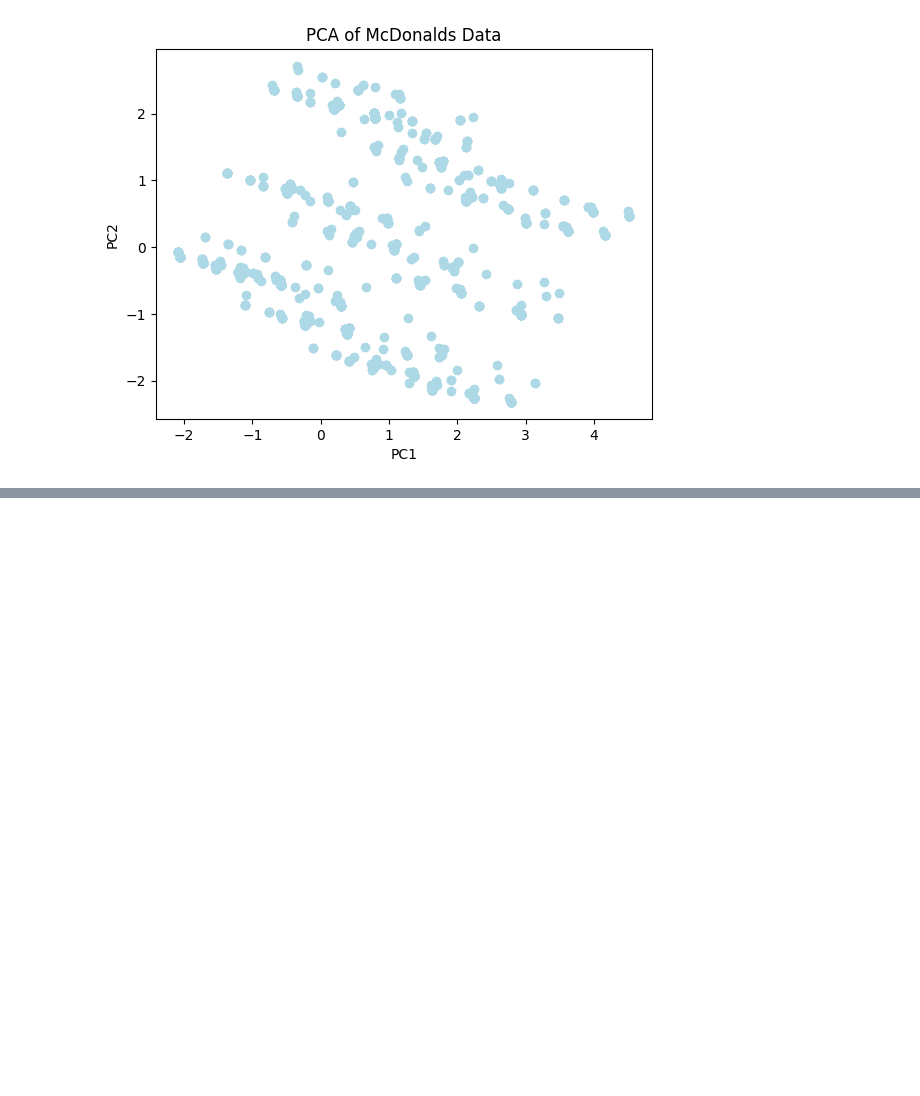
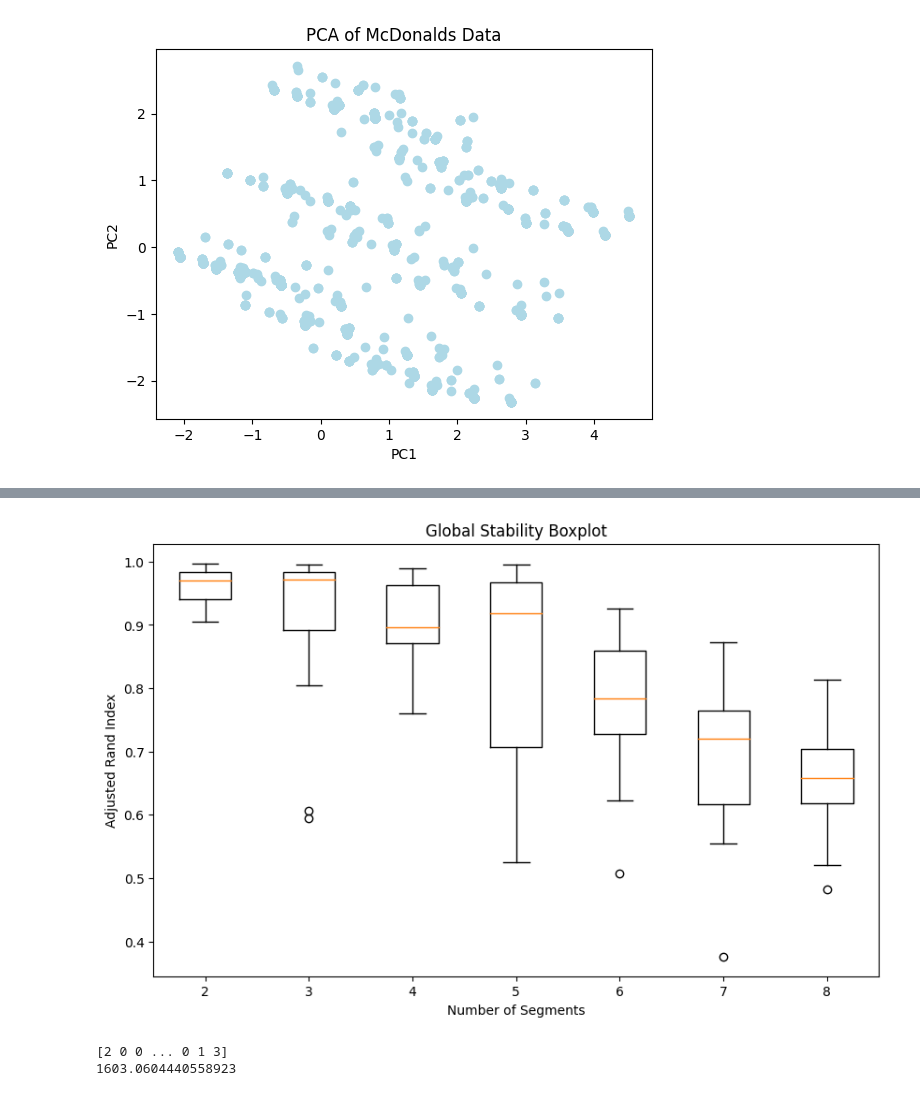
Before and after one commit to Aadhi7310/McD, a Jupyter notebook: Fastfood.ipynb, the cells around one changed output, grey strips where cells are left out. Saved outputs shown, nothing was run; the diff lists cells and outputs as text; code cells hidden in the pictures; blank space fills up the shorter version.

```diff
--- a/Fastfood.ipynb
+++ b/Fastfood.ipynb
@@ -166,0 +236,48 @@ plt.show()
+# %%
+np.random.seed(1234)
+def bootstrap_kmeans(X, n_clusters, n_init=10, nboot=25):
+    rand_indices = []
+
+    for _ in range(nboot):
+        X_resampled = resample(X, random_state=np.random.randint(0, 10000))
+        kmeans = KMeans(n_clusters=n_clusters, n_init=n_init, random_state=np.random.randint(0, 10000))
+        kmeans.fit(X_resampled)
+        labels_resampled = kmeans.predict(X)
+
+        kmeans_original = KMeans(n_clusters=n_clusters, n_init=n_init, random_state=np.random.randint(0, 10000))
+        kmeans_original.fit(X)
+        labels_original = kmeans_original.labels_
+
+        rand_index = adjusted_rand_score(labels_original, labels_resampled)
+        rand_indices.append(rand_index)
+
+    return rand_indices
+
+n_segments_range = range(2, 9)
+nrep = 10
+
+stability_results = {}
+
+for n_segments in n_segments_range:
+    rand_indices = bootstrap_kmeans(fast_ratings, n_clusters=n_segments, n_init=nrep)
+    stability_results[n_segments] = rand_indices
+
+plt.figure(figsize=(10, 6))
+
+data_to_plot = [stability_results[n] for n in n_segments_range]
+plt.boxplot(data_to_plot, labels=n_segments_range)
+plt.xlabel('Number of Segments')
+plt.ylabel('Adjusted Rand Index')
+plt.title('Global Stability Boxplot')
+
+plt.show()
+# %% [output]
+[figure, added]
+# %%
+kmeans = KMeans(n_clusters=4, init='k-means++', random_state=0).fit(fast_ratings)
+fast_data['cluster_num'] = kmeans.labels_
+print(kmeans.labels_)
+print(kmeans.inertia_)
+# %% [output]
+[2 0 0 ... 0 1 3]
+1603.0604440558923
```
Also changed, not shown: parts of 14 cells of this notebook.
